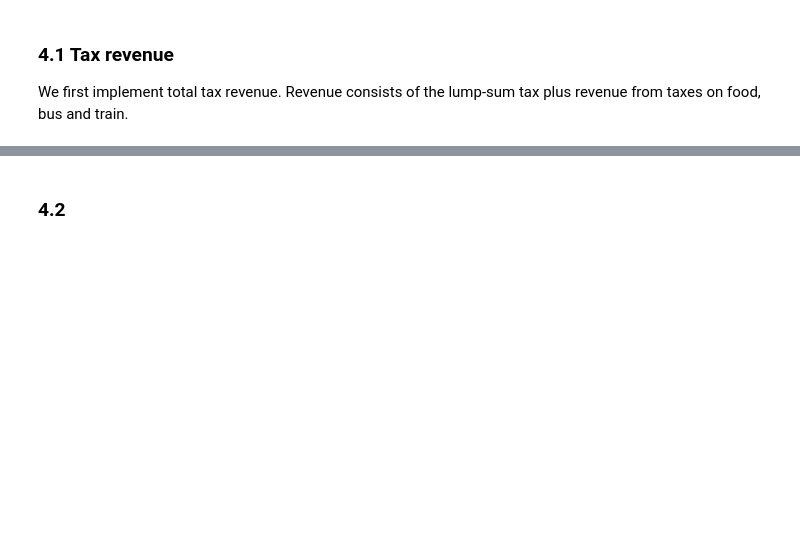
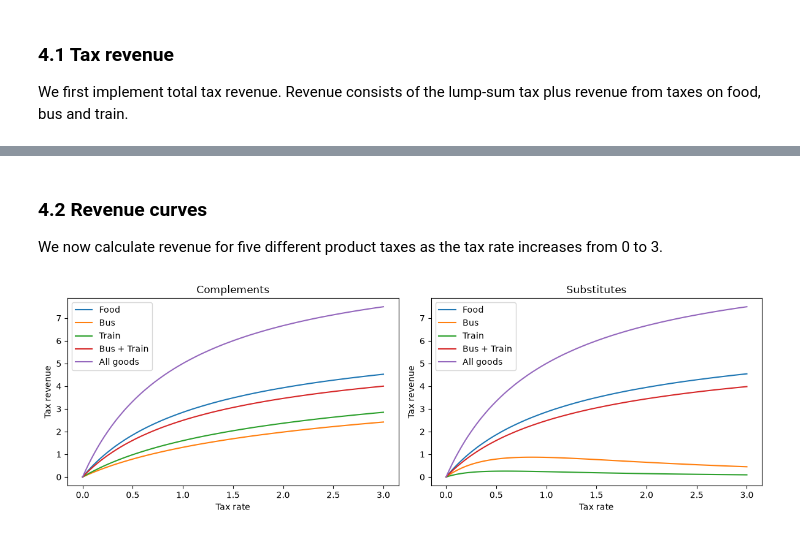
Before and after one commit to Hani-Habib/Academic-weapon, a Jupyter notebook: data_project_samlet.ipynb, the cells around one changed output, grey strips where cells are left out. Saved outputs shown, nothing was run; the diff lists cells and outputs as text; code cells hidden in the pictures; blank space fills up the shorter version.

```diff
--- a/data_project_samlet.ipynb
+++ b/data_project_samlet.ipynb
@@ -468,18 +471,36 @@ NameError: name 'GovernmentClass' is not defined
 # %% [markdown]
-### 4.2
+### 4.2 Revenue curves
+
+We now calculate revenue for five different product taxes as the tax rate increases from 0 to 3.
 # %%
+gov_complements = GovernmentClass()
+gov_substitutes = GovernmentClass(par={'sigma_B':3.0})
 
-instruments = {'Food only':(1,), 'Bus only':(2,), 'Train only':(3,),
-               'Bus and train':(2,3), 'All three':(1,2,3)}
+gov_models = {'Complements': gov_complements,'Substitutes': gov_substitutes}
 
-tau_vec = np.linspace(0,3.0,100)
+taxes = {'Food': (1,),'Bus': (2,),'Train': (3,),'Bus + Train': (2,3),'All goods': (1,2,3)}
 
-R = {}
-u = {}
+tau_values = np.linspace(0,3,100)
 
-for model,cal in [(model_c,'complements'),(model_s,'substitutes')]:
-    for name,goods in instruments.items():
-        R[cal,name] = np.empty(tau_vec.size)
-        u[cal,name] = np.empty(tau_vec.size)
-        for i,tau in enumerate(tau_vec):
-            R[cal,name][i],u[cal,name][i] = model.revenue_and_utility(tau,goods)
+fig,axes = plt.subplots(1,2,figsize=(12,4))
+
+for ax,(name,gov) in zip(axes,gov_models.items()):
+
+    for label,goods in taxes.items():
+
+        R_values = [
+            gov.revenue_and_utility(tau,goods)[0]
+            for tau in tau_values
+        ]
+
+        ax.plot(tau_values,R_values,label=label)
+
+    ax.set_title(name)
+    ax.set_xlabel('Tax rate')
+    ax.set_ylabel('Tax revenue')
+    ax.legend()
+
+plt.tight_layout()
+plt.show()
+# %% [output]
+[figure, added]
```
Also changed, not shown: parts of 12 cells of this notebook.
